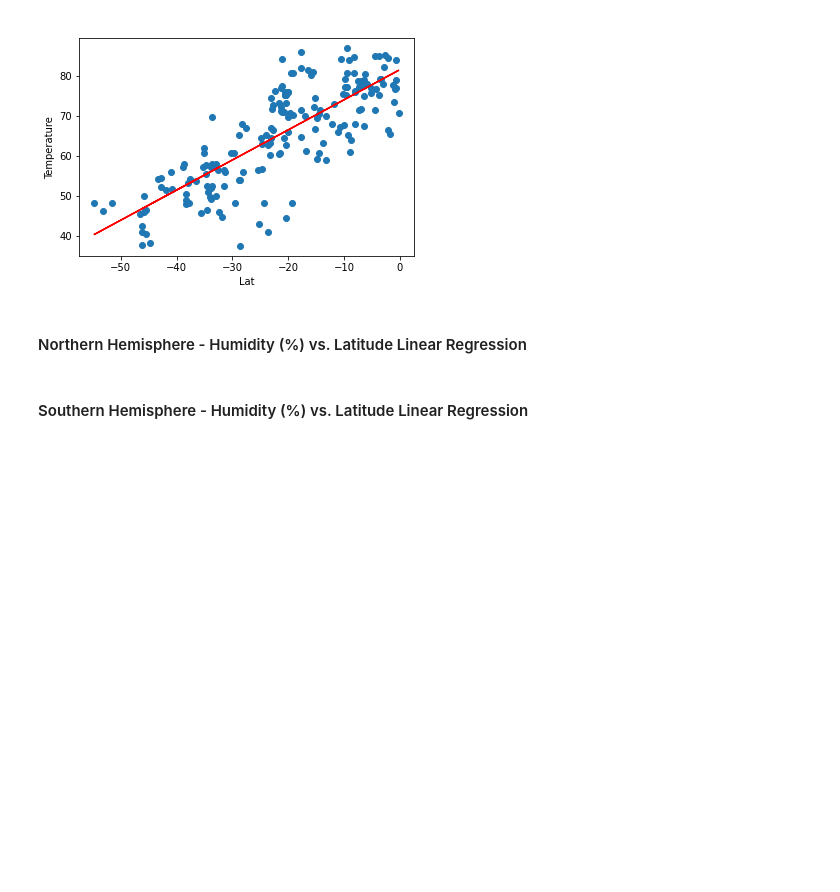
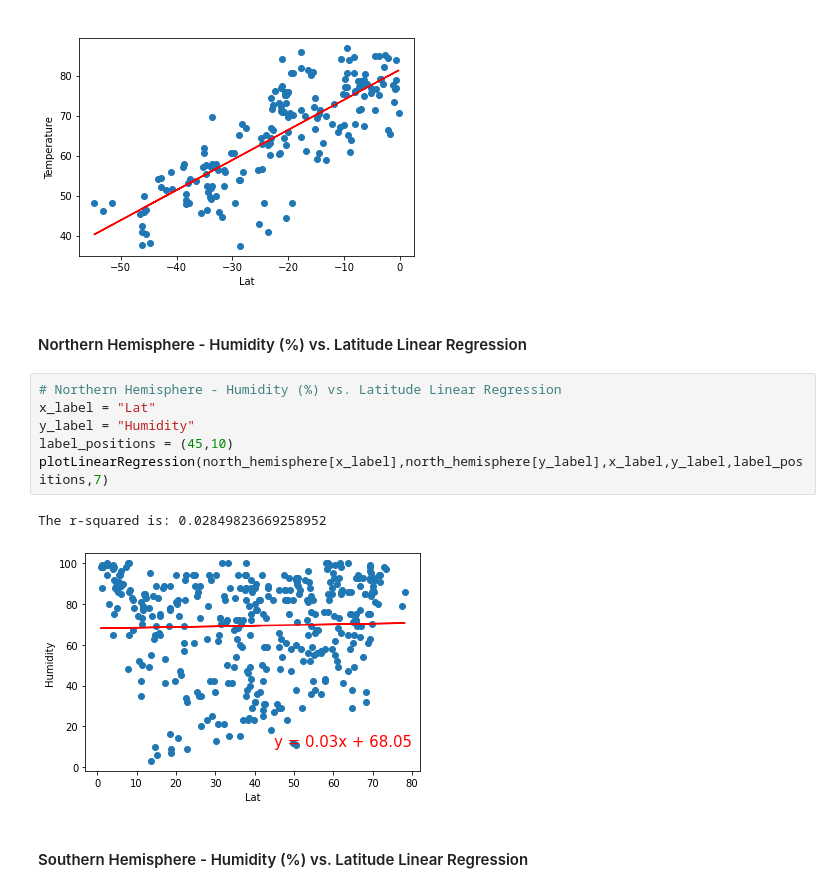
Before and after one commit to Okyere82/Python_API_Challenge, a Jupyter notebook: WeatherPy/WeatherPy.ipynb, the cells around one changed output. Drawn from its saved outputs; the diff is of its cells as text; blank space fills up the shorter version.

```diff
--- a/WeatherPy/WeatherPy.ipynb
+++ b/WeatherPy/WeatherPy.ipynb
@@ -281,5 +281,14 @@ The r-squared is: 0.7975218938050719
 [figure]
 # %% [markdown]
 ####  Northern Hemisphere - Humidity (%) vs. Latitude Linear Regression
+# %%
+# Northern Hemisphere - Humidity (%) vs. Latitude Linear Regression
+x_label = "Lat"
+y_label = "Humidity"
+label_positions = (45,10)
+plotLinearRegression(north_hemisphere[x_label],north_hemisphere[y_label],x_label,y_label,label_positions,7)
+# %% [output]
+The r-squared is: 0.02849823669258952
+[figure, added]
 # %% [markdown]
 ####  Southern Hemisphere - Humidity (%) vs. Latitude Linear Regression
```
Also changed, not shown: parts of 2 cells of this notebook.
